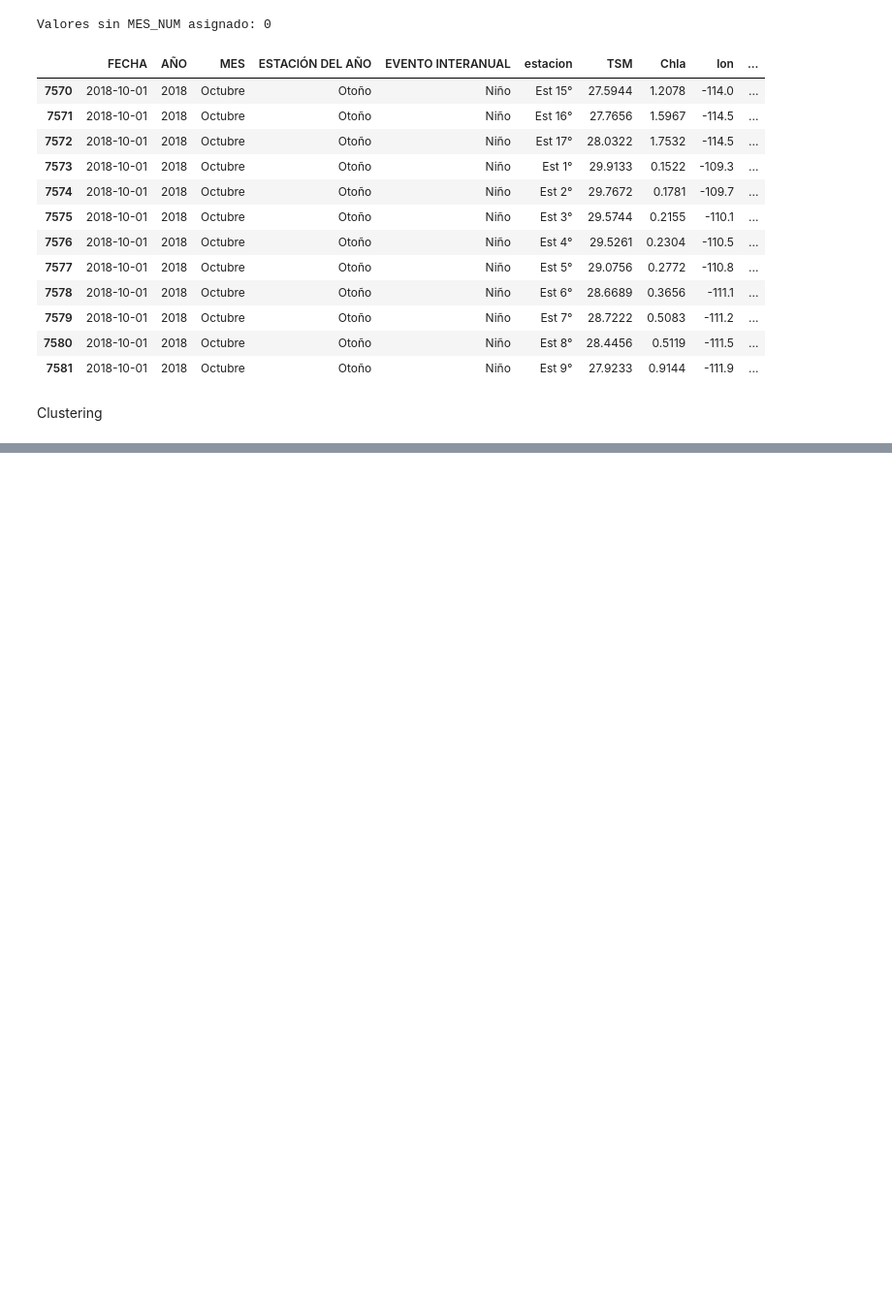
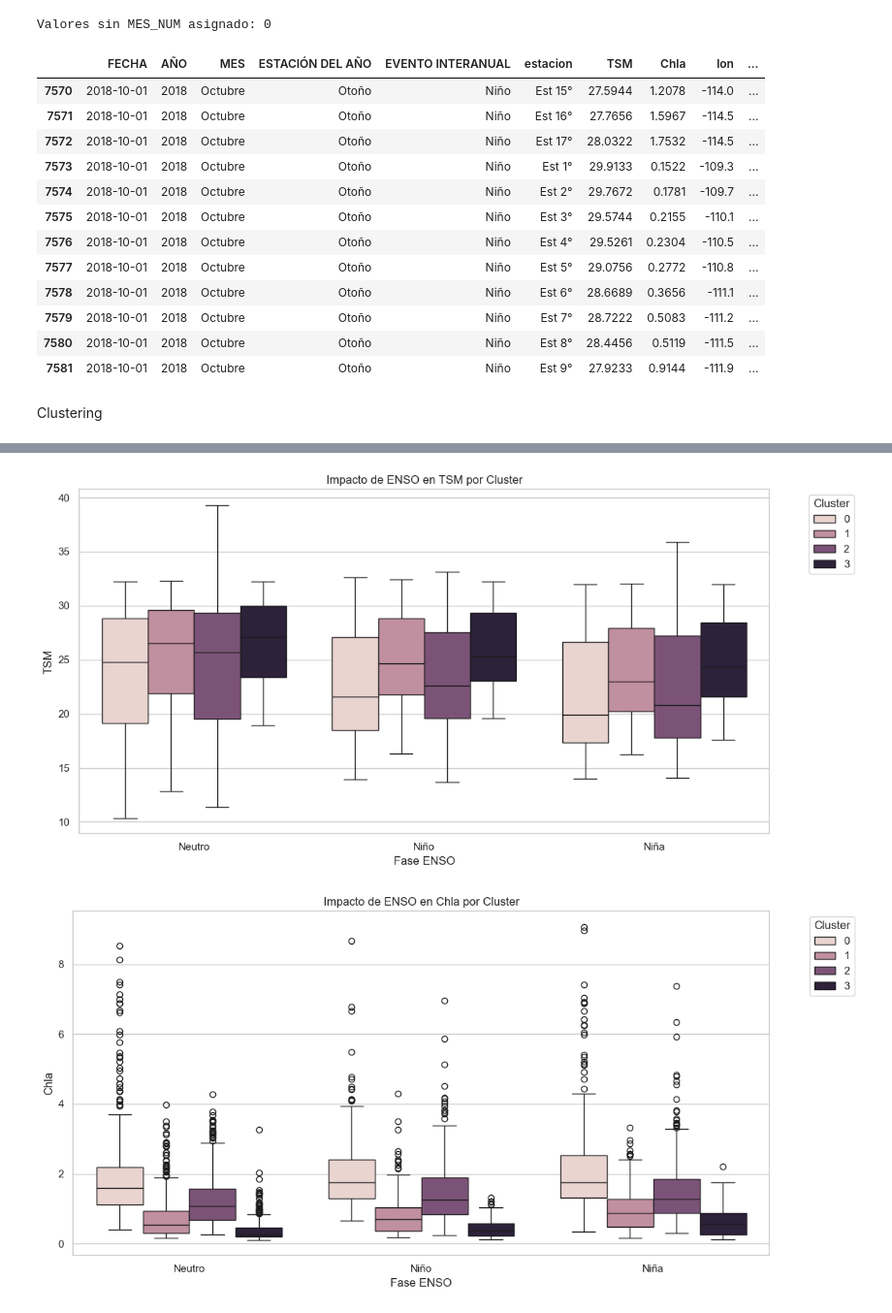
Before and after one commit to tukey-stans/ae-oceanografia-golfo-cali, a Jupyter notebook: notebooks/AABR/AABR_Clustering_v2.ipynb, the cells around one changed output, grey strips where cells are left out. Shown at 97% size. Cells and saved outputs as stored; diff of their text form; code cells hidden in the pictures; blank space fills up the shorter version.

```diff
--- a/notebooks/AABR/AABR_Clustering_v2.ipynb
+++ b/notebooks/AABR/AABR_Clustering_v2.ipynb
@@ -201,0 +249,4 @@ Clustering
+# %%
+# k=4
+kmeans_final = KMeans(n_clusters=4, random_state=42)
+agg_df["Cluster"] = kmeans_final.fit_predict(X_scaled)
@@ -201,0 +412,22 @@ Clustering
+# %%
+# Unir etiquetas de cluster al dataset mensual
+data_final_clustered = pd.merge(data_final, agg_df[["estacion", "Cluster"]], on="estacion", how="left")
+# %%
+import seaborn as sns
+import matplotlib.pyplot as plt
+
+sns.set(style="whitegrid")
+
+# Variables a graficar
+for var in ['TSM', 'Chla']:
+    plt.figure(figsize=(12,6))
+    sns.boxplot(data=data_final_clustered, x='ENSO_CLASE', y=var, hue='Cluster')
+    plt.title(f'Impacto de ENSO en {var} por Cluster')
+    plt.xlabel('Fase ENSO')
+    plt.ylabel(var)
+    plt.legend(title='Cluster', bbox_to_anchor=(1.05, 1), loc='upper left')
+    plt.tight_layout()
+    plt.show()
+# %% [output]
+[figure, added]
+[figure, added]
```
Also changed, not shown: parts of 51 cells of this notebook, 1 other file.
